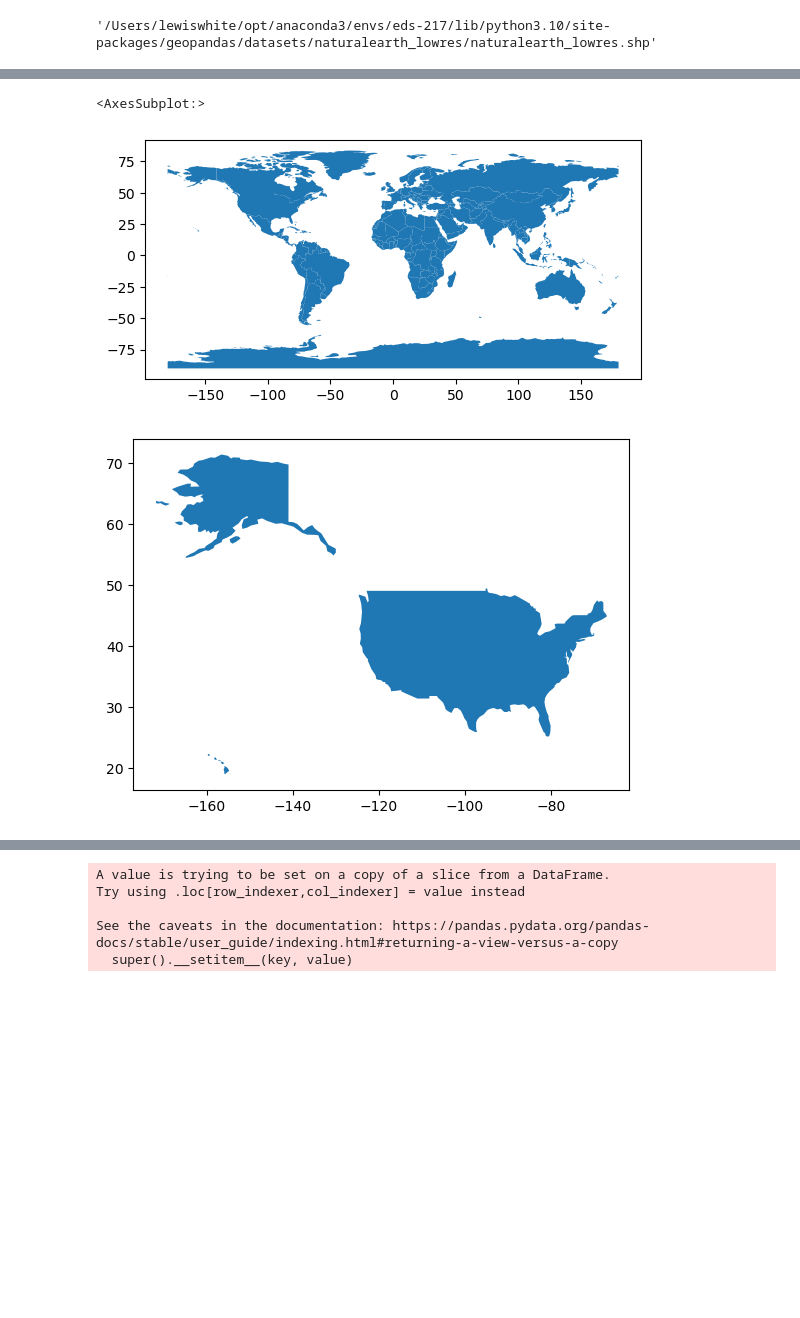
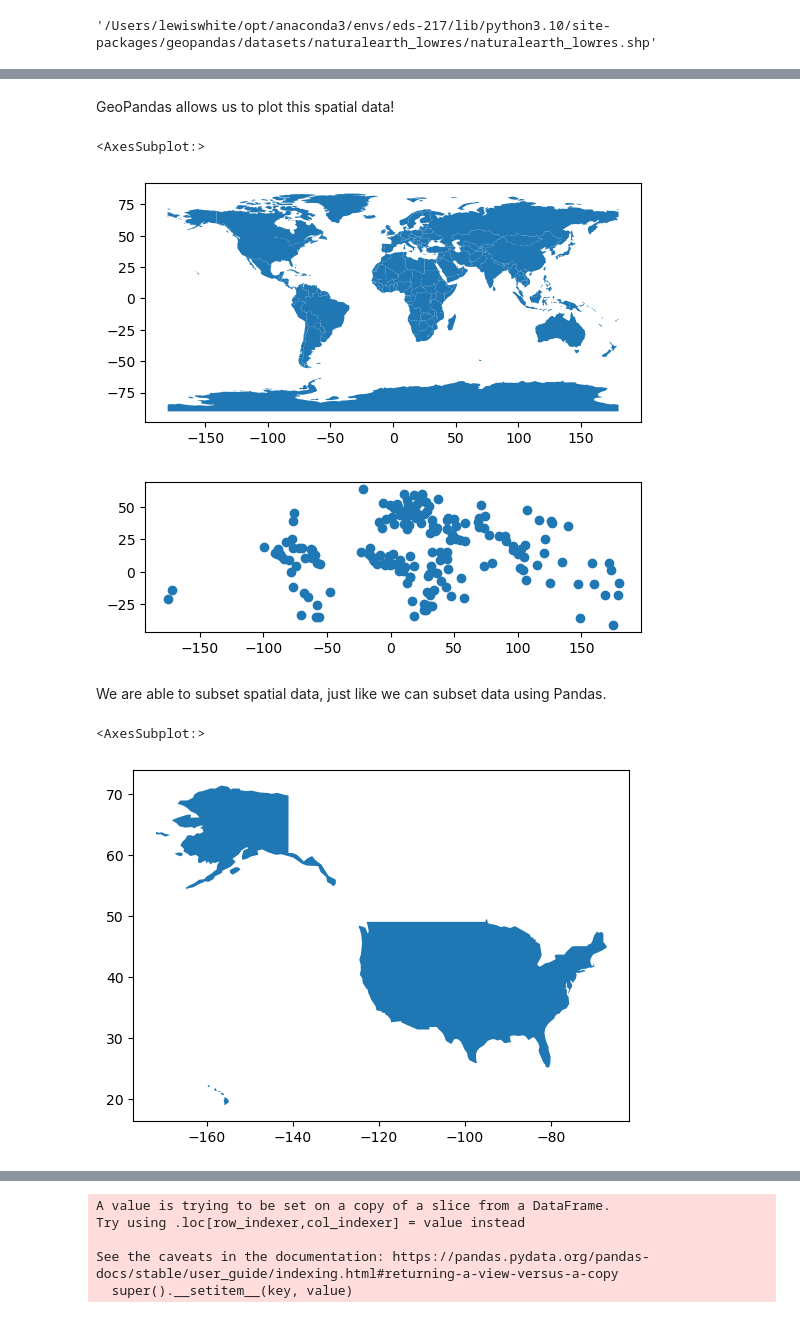
Before and after one commit to ruthe808/eds217-GeoPandas, a Jupyter notebook: GeoPandas.ipynb, the cells around one changed output, grey strips where cells are left out. Saved outputs shown, nothing was run; the diff lists cells and outputs as text; code cells hidden in the pictures; blank space fills up the shorter version.

```diff
--- a/GeoPandas.ipynb
+++ b/GeoPandas.ipynb
@@ -113,12 +131,23 @@ None
+# %% [markdown]
+GeoPandas allows us to plot this spatial data!
+# %%
+# Basic world plot
+world.plot()
+
+# Basic cities plot
+cities.plot()
+# %% [output]
+<AxesSubplot:>
+[figure, added]
+[figure, added]
+# %% [markdown]
+We are able to subset spatial data, just like we can subset data using Pandas.
 # %%
 # Subsets the GeoDataFrame
 usa = world[world.name == "United States of America"]
 
-# Plots
-world.plot()
-
+# Plotting our subset
 usa.plot()
 # %% [output]
 <AxesSubplot:>
-[figure, old version]
+[figure, new version]
-[figure, removed]
```
Also changed, not shown: parts of 8 cells of this notebook.
